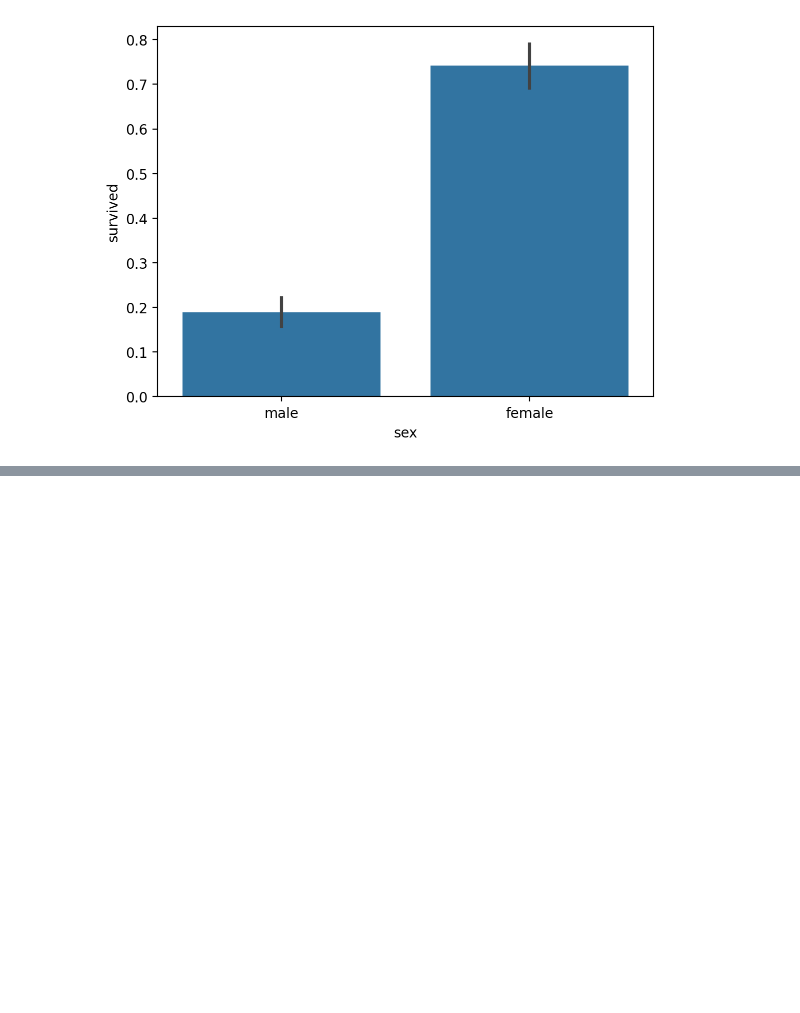
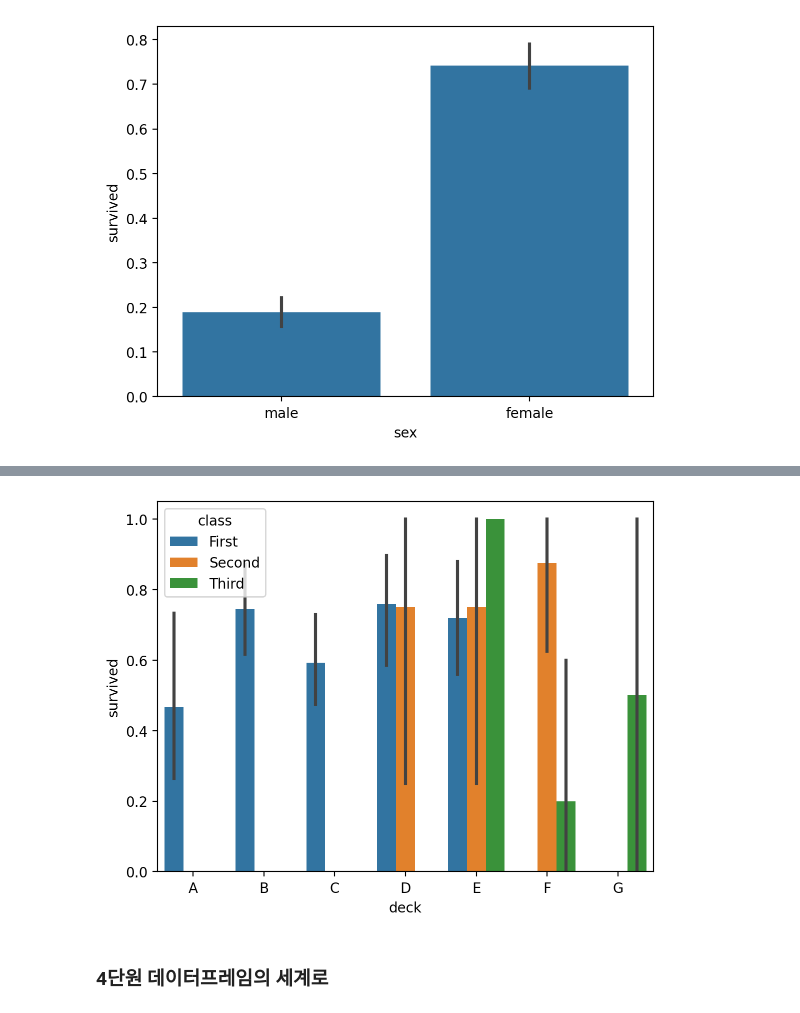
Before and after one commit to shimyoubin/2025-1-myclass-BDA, a Jupyter notebook: inclass/w4_B_wen_dataframe_application.ipynb, the cells around one changed output, grey strips where cells are left out. Cells and saved outputs as stored; diff of their text form; code cells hidden in the pictures; blank space fills up the shorter version.

```diff
--- a/inclass/w4_B_wen_dataframe_application.ipynb
+++ b/inclass/w4_B_wen_dataframe_application.ipynb
@@ -553,0 +566,6 @@ sns.barplot(data =ttn, x="sex", y="survived");
+# %%
+sns.barplot(ttn, x='deck', y ='survived', hue='class');
+# %% [output]
+[figure, added]
+# %% [markdown]
+### 4단원 데이터프레임의 세계로
```
Also changed, not shown: parts of 70 cells of this notebook.
